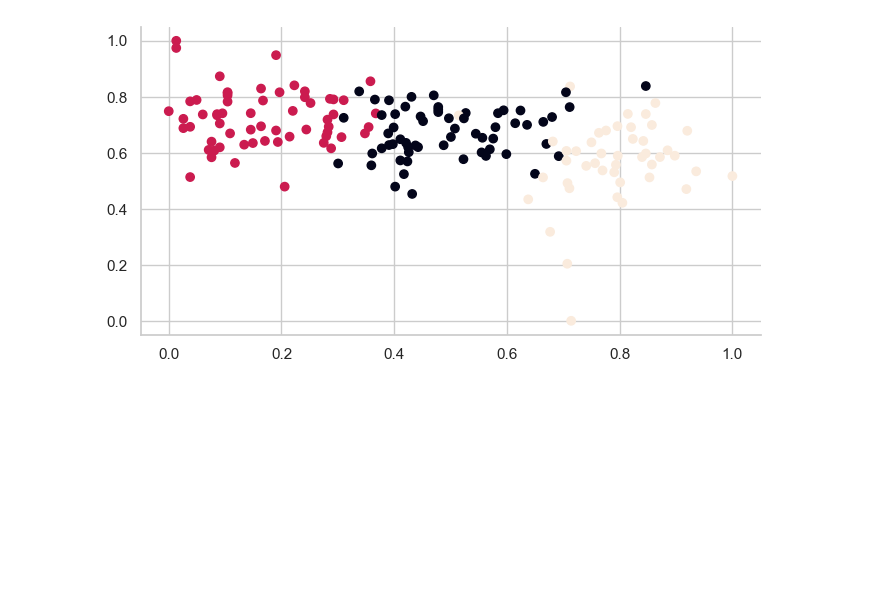
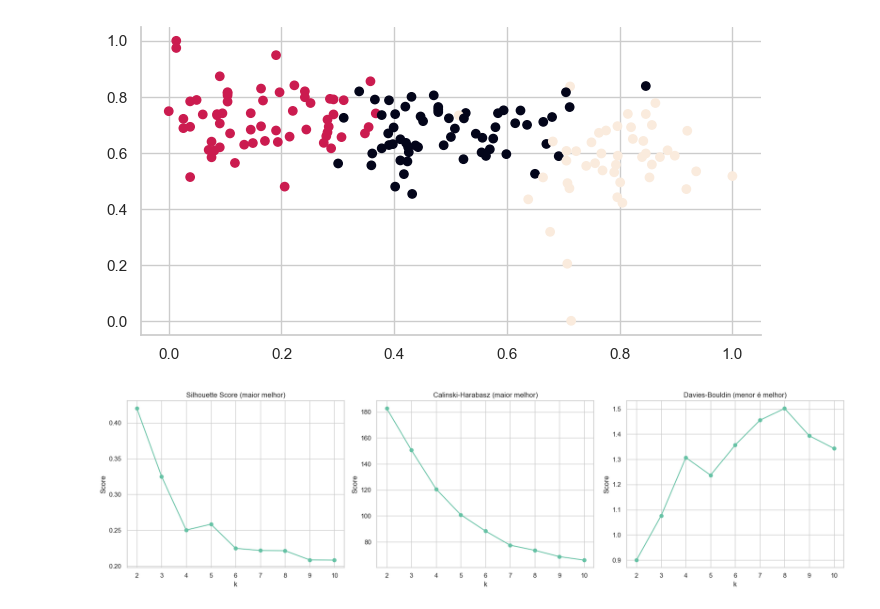
Before and after one commit to echer/25E4-infnet-validacao-de-modelos-de-inteligencia-artificial-para-clusterizacao, a Jupyter notebook: trabalho.ipynb, the cells around one changed output. Cells and saved outputs as stored; diff of their text form; code cells hidden in the pictures; blank space fills up the shorter version.

```diff
--- a/trabalho.ipynb
+++ b/trabalho.ipynb
@@ -516,3 +516,52 @@ plt.show()
 # %% [output]
 [figure]
 [figure]
+# %%
+
+# Faixa de k testada
+k_values = range(2, 11)
+
+silhouette_scores = []
+calinski_scores = []
+davies_scores = []
+
+# ==== EXECUTAR KMEANS E CALCULAR MÉTRICAS ====
+for k in k_values:
+    kmeans = KMeans(n_clusters=k, random_state=42)
+    labels = kmeans.fit_predict(X_scaled)
+
+    silhouette_scores.append(silhouette_score(X_scaled, labels))
+    calinski_scores.append(calinski_harabasz_score(X_scaled, labels))
+    davies_scores.append(davies_bouldin_score(X_scaled, labels))
+# %%
+# ==== PLOT COM 3 GRÁFICOS ====
+plt.figure(figsize=(18,5))
+
+# --- 1. Silhouette ---
+plt.subplot(1, 3, 1)
+plt.plot(k_values, silhouette_scores, marker='o')
+plt.title("Silhouette Score (maior melhor)")
+plt.xlabel("k")
+plt.ylabel("Score")
+plt.grid(True)
+
+# --- 2. Calinski-Harabasz ---
+plt.subplot(1, 3, 2)
+plt.plot(k_values, calinski_scores, marker='o')
+plt.title("Calinski-Harabasz (maior melhor)")
+plt.xlabel("k")
+plt.ylabel("Score")
+plt.grid(True)
+
+# --- 3. Davies-Bouldin ---
+plt.subplot(1, 3, 3)
+plt.plot(k_values, davies_scores, marker='o')
+plt.title("Davies-Bouldin (menor é melhor)")
+plt.xlabel("k")
+plt.ylabel("Score")
+plt.grid(True)
+
+plt.tight_layout()
+plt.show()
+# %% [output]
+[figure, added]
```
Also changed, not shown: parts of 2 cells of this notebook, 3 other files.
